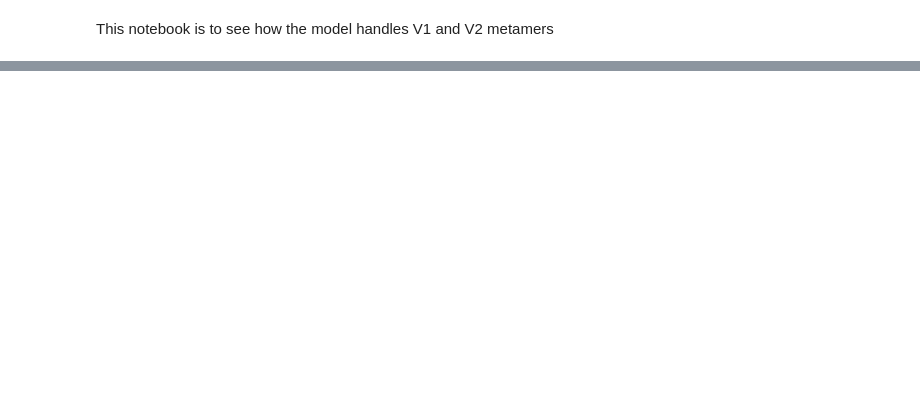
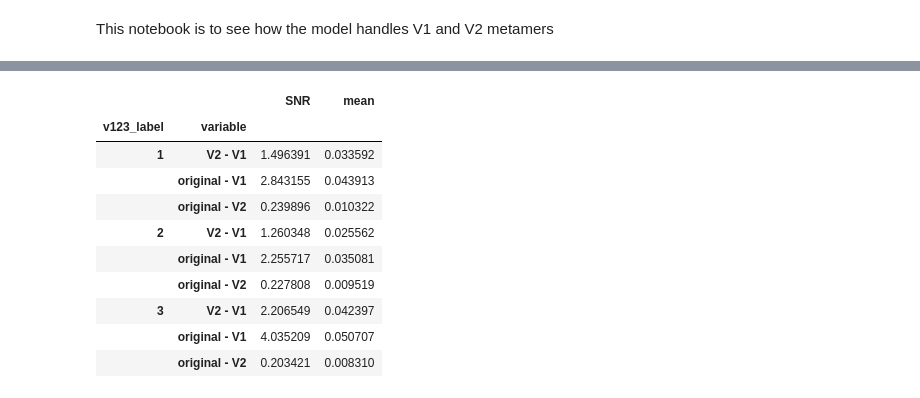
Before and after one commit to WinawerLab/sco, a Jupyter notebook: Metamers.ipynb, the cells around one changed output, grey strips where cells are left out. Cells and saved outputs as stored; diff of their text form; code cells hidden in the pictures; blank space fills up the shorter version.

```diff
--- a/Metamers.ipynb
+++ b/Metamers.ipynb
@@ -88,0 +93,9 @@ KeyboardInterrupt:
+# %%
+original_df = plot_df[plot_df.image_type=='original']
+original_df = original_df.set_index(['voxel', 'image_name'])
+
+V1_df = plot_df[plot_df.image_type=='V1-metamer']
+V1_df = V1_df.set_index(['voxel', 'image_name'])
+
+V2_df = plot_df[plot_df.image_type=='V2-metamer']
+V2_df = V2_df.set_index(['voxel', 'image_name'])
@@ -88,0 +112,29 @@ KeyboardInterrupt:
+# %%
+summary_df = original_df[['v123_label']]
+tmp_df = original_df[['predicted_responses']] - V1_df[['predicted_responses']]
+summary_df['original - V1 SNR'] = tmp_df.reset_index().groupby(['voxel','image_name']).aggregate(lambda x: float(sp.stats.signaltonoise(x)))
+summary_df['original - V1 mean'] = tmp_df.reset_index().groupby(['voxel','image_name']).aggregate(np.mean)
+
+tmp_df = V2_df.predicted_responses - V1_df.predicted_responses
+summary_df['V2 - V1 SNR'] = tmp_df.reset_index().groupby(['voxel','image_name']).aggregate(lambda x: float(sp.stats.signaltonoise(x)))
+summary_df['V2 - V1 mean'] = tmp_df.reset_index().groupby(['voxel','image_name']).aggregate(np.mean)
+
+tmp_df = original_df.predicted_responses - V2_df.predicted_responses
+summary_df['original - V2 SNR'] = tmp_df.reset_index().groupby(['voxel','image_name']).aggregate(lambda x: float(sp.stats.signaltonoise(x)))
+summary_df['original - V2 mean'] = tmp_df.reset_index().groupby(['voxel','image_name']).aggregate(np.mean)
+
+summary_df = summary_df.reset_index()
+
+tmp = pd.melt(summary_df, id_vars=['voxel', 'image_name', 'v123_label'], value_name='SNR',
+              value_vars=['original - V1 SNR', 'V2 - V1 SNR', 'original - V2 SNR'])
+tmp['variable'] = tmp.variable.apply(lambda x: x.replace(' SNR', ''))
+
+tmp2 = pd.melt(summary_df, id_vars=['voxel', 'image_name', 'v123_label'], value_name='mean',
+               value_vars=['original - V1 mean', 'V2 - V1 mean', 'original - V2 mean'])
+tmp2['variable'] = tmp2.variable.apply(lambda x: x.replace(' mean', ''))
+
+summary_df = pd.concat([tmp, tmp2], axis=1).T.groupby(level=0).first().T
+
+# for some reason, these get cast as objects, and we want to make sure they're floats
+summary_df['mean'] = summary_df['mean'].astype(np.float64)
+summary_df['SNR'] = summary_df['SNR'].astype(np.float64)
@@ -88,0 +170,14 @@ KeyboardInterrupt:
+# %%
+summary_df.groupby(['v123_label', 'variable'])[['SNR', 'mean']].mean()
+# %% [output]
+|  |  | SNR | mean |
+| v123_label | variable |  |  |
+| 1 | V2 - V1 | 1.496391 | 0.033592 |
+|  | original - V1 | 2.843155 | 0.043913 |
+|  | original - V2 | 0.239896 | 0.010322 |
+| 2 | V2 - V1 | 1.260348 | 0.025562 |
+|  | original - V1 | 2.255717 | 0.035081 |
+|  | original - V2 | 0.227808 | 0.009519 |
+| 3 | V2 - V1 | 2.206549 | 0.042397 |
+|  | original - V1 | 4.035209 | 0.050707 |
+|  | original - V2 | 0.203421 | 0.008310 |
```
Also changed, not shown: parts of 9 cells of this notebook, 2 other files.
